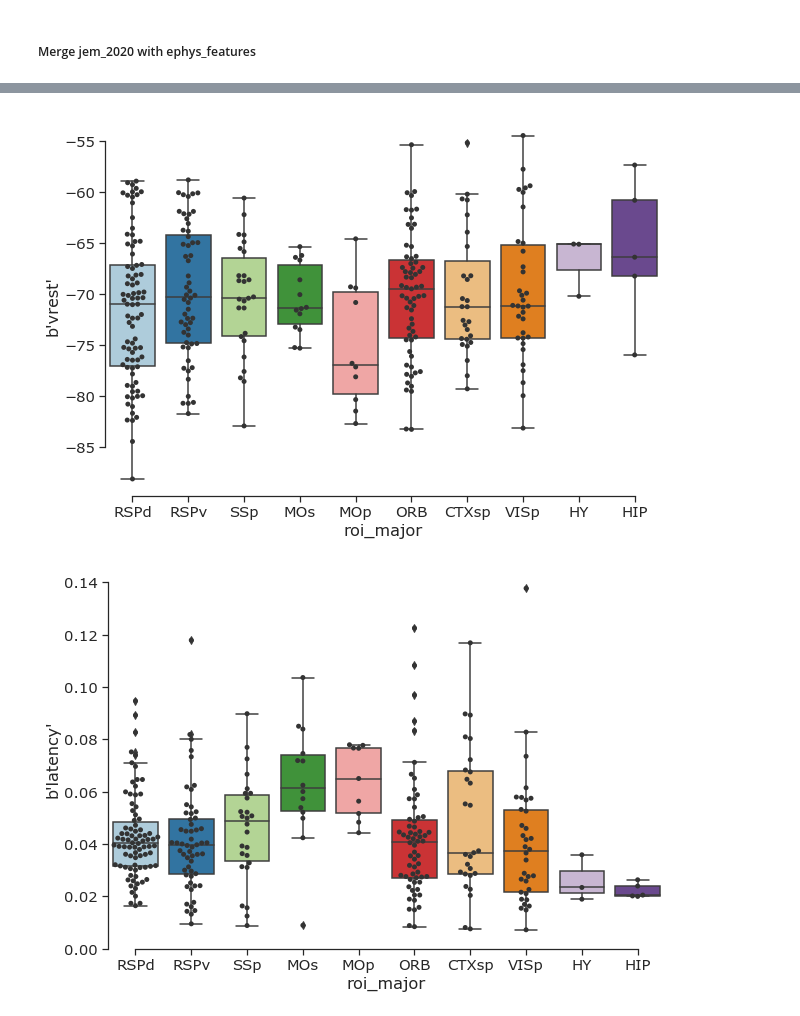
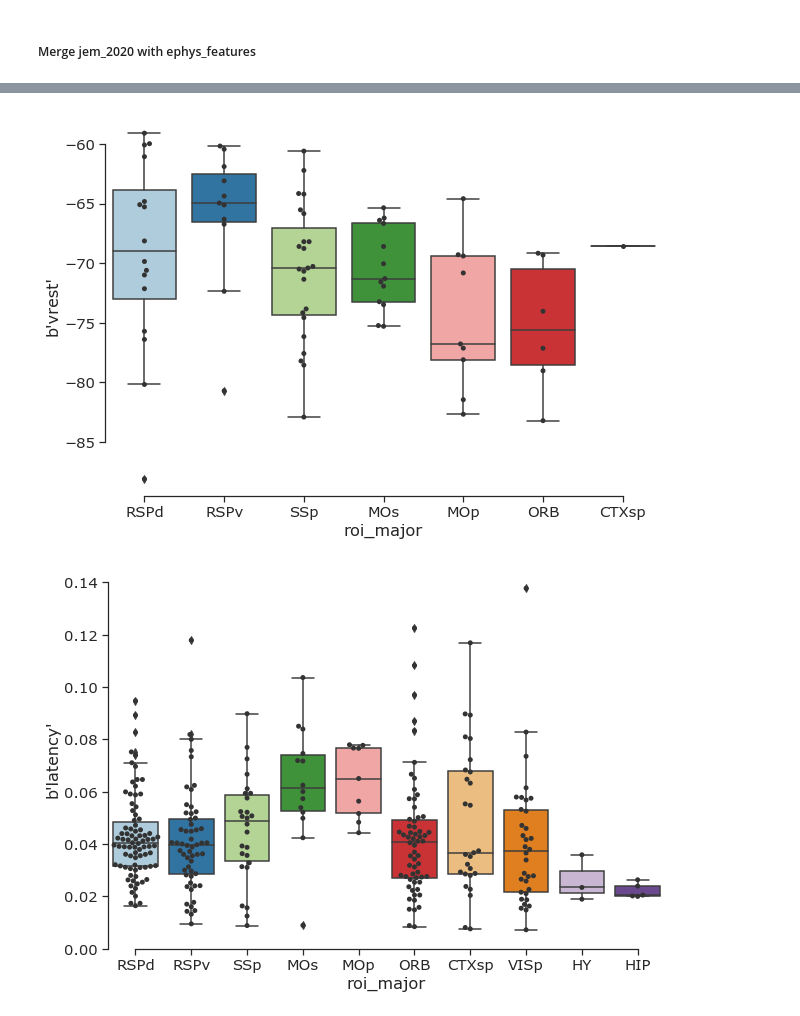
Before and after one commit to ramr24/Personal, a Jupyter notebook: analysis_scripts/new_region_ephys_features.ipynb, the cells around one changed output, grey strips where cells are left out. Drawn from its saved outputs; the diff is of its cells as text; code cells hidden in the pictures.

```diff
--- a/analysis_scripts/new_region_ephys_features.ipynb
+++ b/analysis_scripts/new_region_ephys_features.ipynb
@@ -95,3 +95,5 @@ Name: rigOperator, dtype: int64
 ephys = read_ephys()
 # %% [output]
 INFO:tracker_funcs:Read mouse ephys features csv as a pandas dataframe
+# %%
+shiny = read_shiny()
@@ -101,0 +141,12 @@ m_df = merge_dfs(mjem_2020, ephys)
+# %%
+m_df.reset_index(inplace=True)
+all_df = pd.merge(left = m_df,
+               right = shiny,
+               left_on = "container",
+               right_on = "sample_id",
+               how = "inner")
+all_df.drop(columns=["sample_id"], inplace=True)
+#all_df.dropna(subset=["b'vrest'", "b'sag'", "b'tau'",
+#                   "b'upstroke_downstroke_ratio_long_square'",
+#                   "b'latency'", "b'f_i_curve_slope'"], inplace=True) #22 NAns
+all_df.set_index(["date"], inplace=True)
@@ -102,15 +287,15 @@ m_df = merge_dfs(mjem_2020, ephys)
 # %%
 fig_dims = (10, 7)
 fig, ax = plt.subplots(figsize=fig_dims)
 sns.swarmplot(x="roi_major",
               y="b'vrest'",
-              data=m_df, color="0.2")
+              data=all_df, color="0.2")
 sns.boxplot(x="roi_major",
               y="b'vrest'",
-              data=m_df, palette="Paired")
+              data=all_df, palette="Paired")
 sns.despine(trim=True, left=False)
 # %% [output]
-[figure, old version]
+[figure, new version]
 # %%
 fig_dims = (10, 7)
 fig, ax = plt.subplots(figsize=fig_dims)
```
Also changed, not shown: parts of 13 cells of this notebook, 6 other files.
